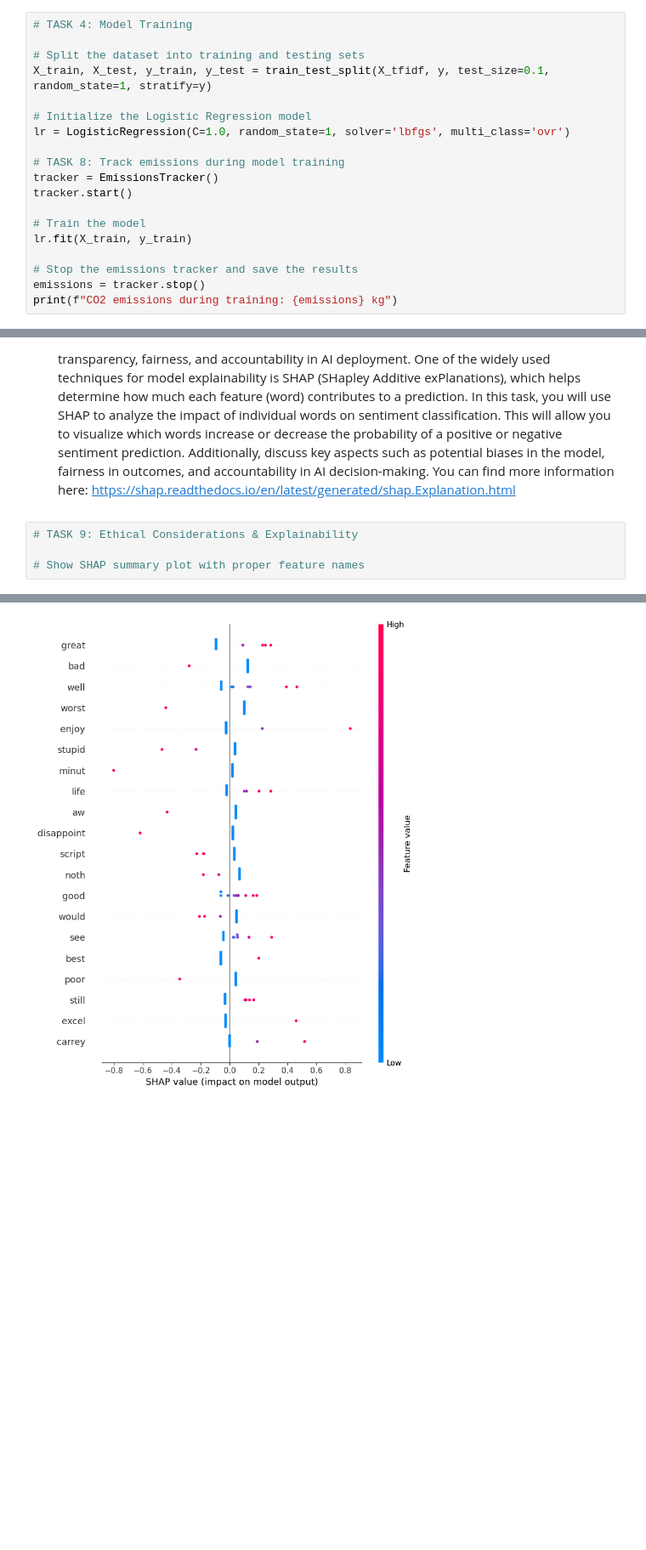
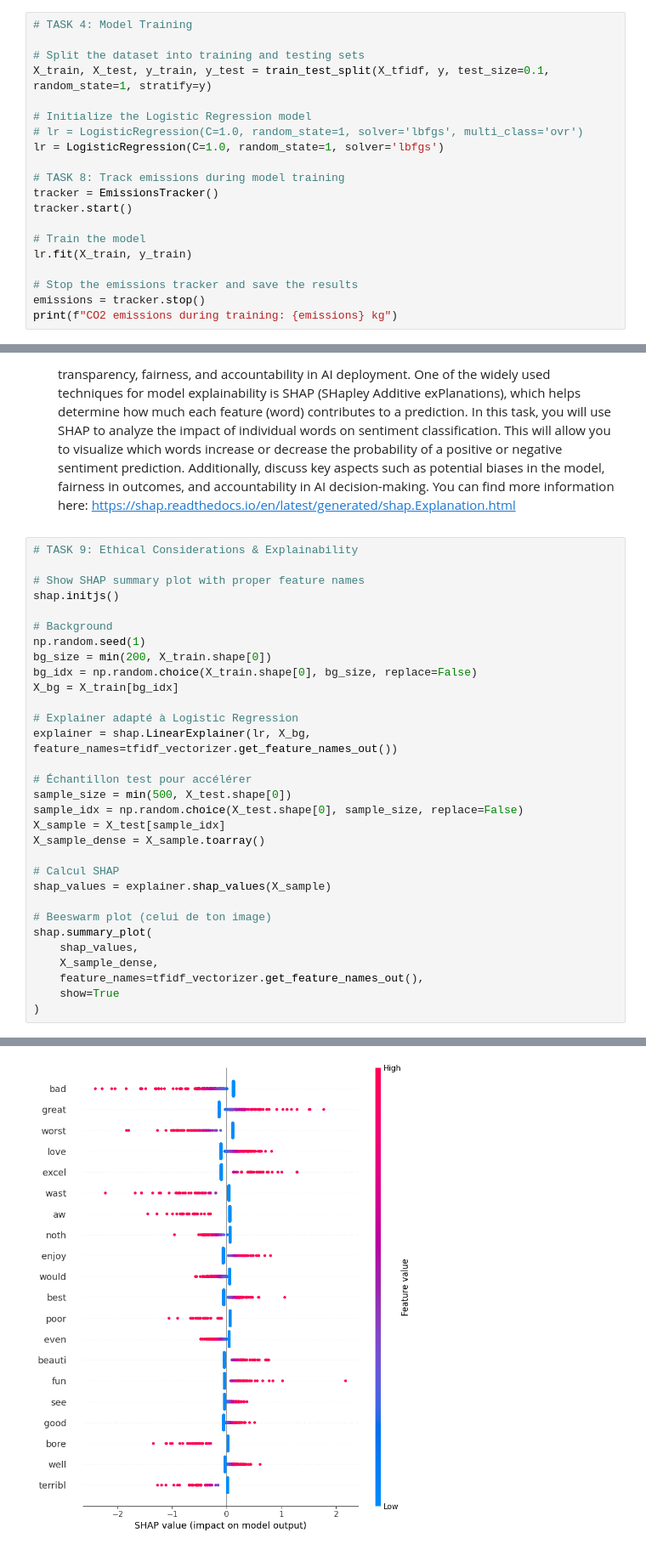
Before and after one commit to CABS72030202/GEI1092_Projet1, a Jupyter notebook: Mini_Project1.ipynb, the cells around one changed output, grey strips where cells are left out. Shown at 85% size. Cells and saved outputs as stored; diff of their text form; blank space fills up the shorter version.

Commit message:
Task 9
SHAP summary

```diff
--- a/Mini_Project1.ipynb
+++ b/Mini_Project1.ipynb
@@ -157,7 +219,8 @@ Number of features: 5000
 X_train, X_test, y_train, y_test = train_test_split(X_tfidf, y, test_size=0.1, random_state=1, stratify=y)
 
 # Initialize the Logistic Regression model
-lr = LogisticRegression(C=1.0, random_state=1, solver='lbfgs', multi_class='ovr')
+# lr = LogisticRegression(C=1.0, random_state=1, solver='lbfgs', multi_class='ovr')
+lr = LogisticRegression(C=1.0, random_state=1, solver='lbfgs')
 
 # TASK 8: Track emissions during model training
 tracker = EmissionsTracker()
@@ -341,4 +404,31 @@ plt.show()
 # TASK 9: Ethical Considerations & Explainability
 
 # Show SHAP summary plot with proper feature names
+shap.initjs()
+
+# Background
+np.random.seed(1)
+bg_size = min(200, X_train.shape[0])
+bg_idx = np.random.choice(X_train.shape[0], bg_size, replace=False)
+X_bg = X_train[bg_idx]
+
+# Explainer adapté à Logistic Regression
+explainer = shap.LinearExplainer(lr, X_bg, feature_names=tfidf_vectorizer.get_feature_names_out())
+
+# Échantillon test pour accélérer
+sample_size = min(500, X_test.shape[0])
+sample_idx = np.random.choice(X_test.shape[0], sample_size, replace=False)
+X_sample = X_test[sample_idx]
+X_sample_dense = X_sample.toarray()
+
+# Calcul SHAP
+shap_values = explainer.shap_values(X_sample)
+
+# Beeswarm plot (celui de ton image)
+shap.summary_plot(
+    shap_values,
+    X_sample_dense,
+    feature_names=tfidf_vectorizer.get_feature_names_out(),
+    show=True
+)
 # %% [output]
@@ -345,4 +436,4 @@ plt.show()
-[figure, old version]
+[figure, new version]
 # %% [markdown]
 10. Deployment Considerations for Embedded Systems:
 
```
Also changed, not shown: parts of 4 cells of this notebook, 1 other file.
